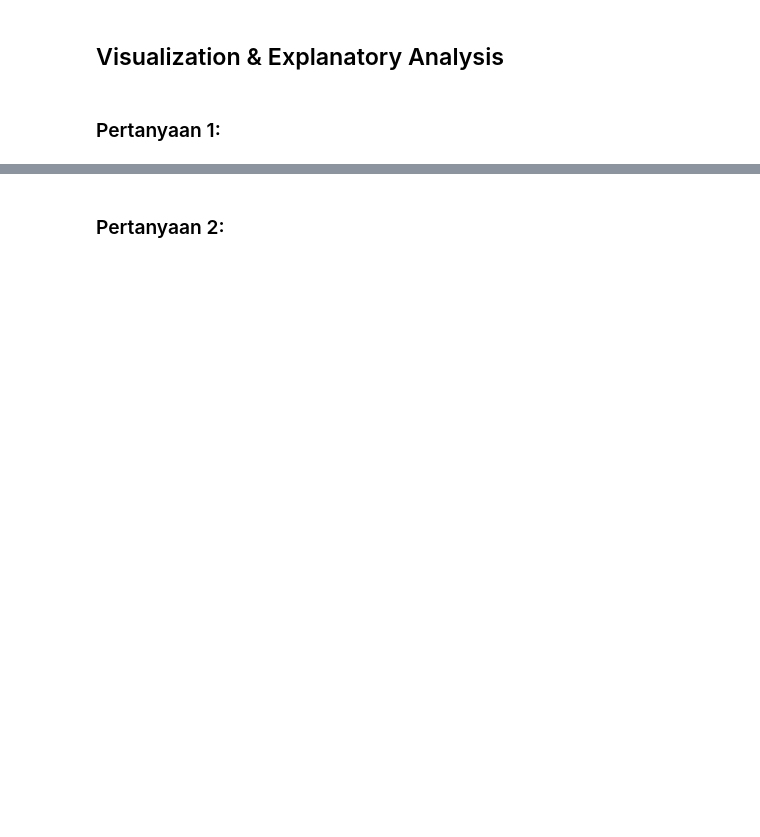
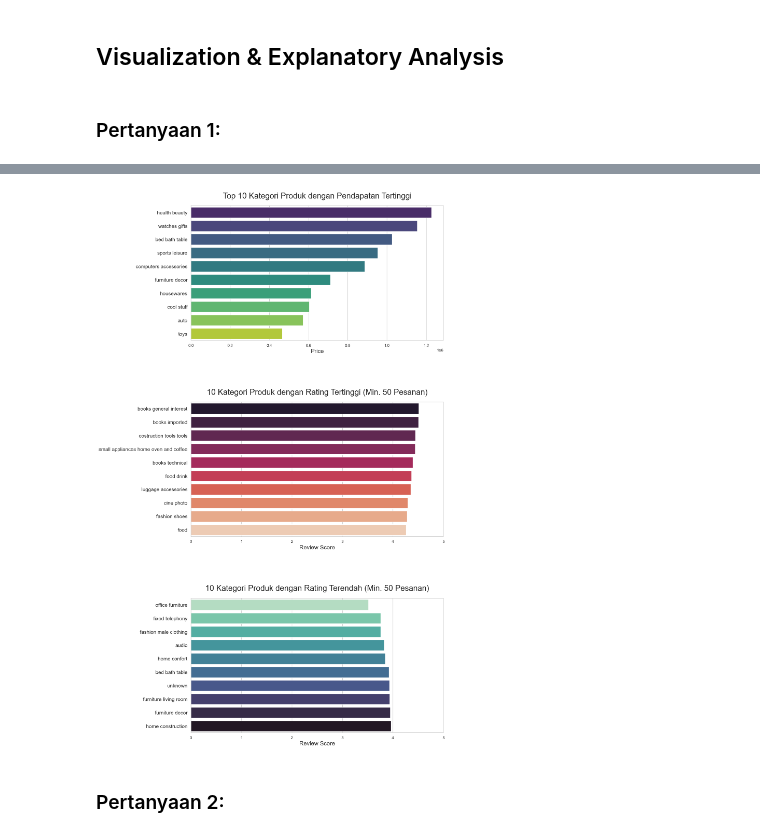
Before and after one commit to RandraFerdian/Proyek_AnalisisData, a Jupyter notebook: Proyek_Analisis_Data_Randra.ipynb, the cells around one changed output, grey strips where cells are left out. Cells and saved outputs as stored; diff of their text form; code cells hidden in the pictures; blank space fills up the shorter version.

Commit message:
Menyelesaikan Analisis Data (kurang Conklusi)

```diff
--- a/Proyek_Analisis_Data_Randra.ipynb
+++ b/Proyek_Analisis_Data_Randra.ipynb
@@ -918,3 +987,77 @@ display(rfm_df.sample(10))
 ## Visualization & Explanatory Analysis
 # %% [markdown]
 ### Pertanyaan 1:
+# %%
+# Mengatur gaya visualisasi
+sns.set(style="whitegrid")
+
+# --- VISUALISASI 1: PERFORMA PRODUK (REVENUE & RATING) ---
+# Menyiapkan data Top Revenue
+top_revenue_category = main_df.groupby("product_category_name").agg({
+    "price": "sum"
+}).sort_values(by="price", ascending=False).head(10).reset_index()
+
+# Menyiapkan data Rating Terendah (Filter min 50 transaksi agar data valid)
+avg_rating_category = main_df.groupby("product_category_name").agg({
+    "review_score": "mean",
+    "order_id": "nunique"
+})
+top_rating_category = avg_rating_category[avg_rating_category["order_id"] >= 50].sort_values(by="review_score", ascending=False).head(10).reset_index()
+bottom_rating_category = avg_rating_category[avg_rating_category["order_id"] >= 50].sort_values(by="review_score", ascending=True).head(10).reset_index()
+# --- VISUALISASI PERFORMA PRODUK (VERTIKAL DENGAN LOOP) ---
+
+# 1. Menyiapkan list konfigurasi untuk setiap plot
+# Kita simpan dataframe, nama kolom X, judul, dan warna dalam dictionary
+plot_configs = [
+    {
+        "df": top_revenue_category,
+        "x": "price",
+        "title": "Top 10 Kategori Produk dengan Pendapatan Tertinggi",
+        "palette": "viridis",
+        "xlim": None
+    },
+    {
+        "df": top_rating_category,
+        "x": "review_score",
+        "title": "10 Kategori Produk dengan Rating Tertinggi (Min. 50 Pesanan)",
+        "palette": "rocket", # Warna merah-ungu yang kontras
+        "xlim": (0, 5) # Skala rating biasanya 0-5
+    },
+    {
+        "df": bottom_rating_category,
+        "x": "review_score",
+        "title": "10 Kategori Produk dengan Rating Terendah (Min. 50 Pesanan)",
+        "palette": "mako_r", # Warna biru gelap ke terang (dibalik)
+        "xlim": (0, 5) # Skala rating biasanya 0-5
+    }
+]
+
+# 2. Membuat figure dengan 2 baris (atas-bawah) dan 1 kolom
+# Ukuran figsize disesuaikan agar lebih proporsional untuk tampilan vertikal
+fig, ax = plt.subplots(nrows=3, ncols=1, figsize=(16, 24))
+
+# 3. Melakukan looping untuk menggambar grafik
+for i, config in enumerate(plot_configs):
+    sns.barplot(
+        x=config["x"],
+        y="product_category_name",
+        data=config["df"],
+        ax=ax[i],
+        palette=config["palette"]
+    )
+
+    # Pengaturan Judul dan Label
+    ax[i].set_title(config["title"], loc="center", fontsize=22, pad=20)
+    ax[i].set_xlabel(config["x"].replace("_", " ").title(), fontsize=16)
+    ax[i].set_ylabel(None)
+
+    # Memperbesar ukuran label kategori agar lebih terbaca
+    ax[i].tick_params(axis='y', labelsize=14)
+
+    # Menambahkan batas sumbu X (khusus untuk rating agar skalanya pas 0-5)
+    if config["xlim"]:
+        ax[i].set_xlim(config["xlim"])
+
+# 4. Merapikan tata letak dengan jarak (pad) yang cukup agar tidak tumpang tindih
+plt.tight_layout(pad=8.0)
+# %% [output]
@@ -921,2 +1075,3 @@ display(rfm_df.sample(10))
+[figure, added]
 # %% [markdown]
 ### Pertanyaan 2:
```
Also changed, not shown: parts of 16 cells of this notebook, 4 other files.
